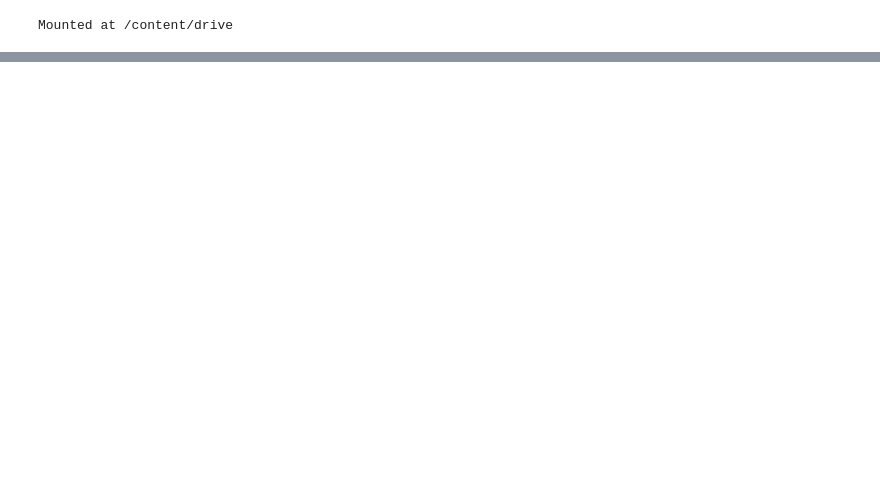
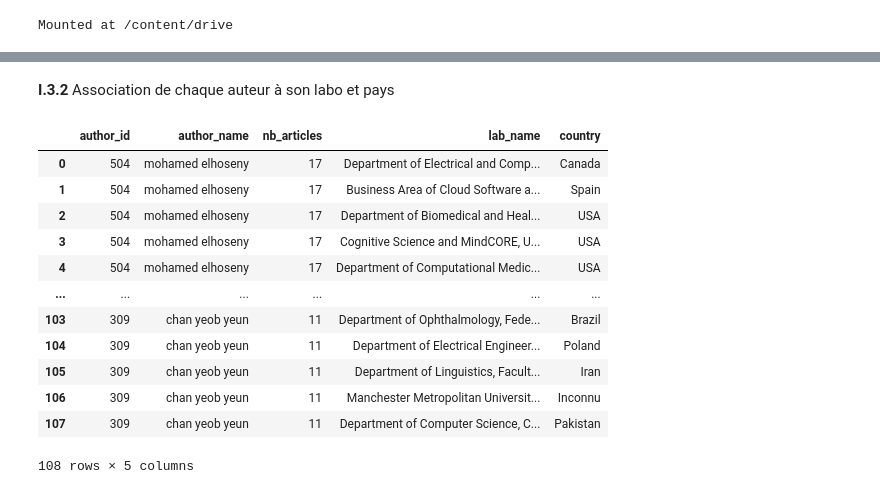
Before and after one commit to capigit/fdd2526, a Jupyter notebook: ProjetFDD.ipynb, the cells around one changed output, grey strips where cells are left out. Saved outputs shown, nothing was run; the diff lists cells and outputs as text; code cells hidden in the pictures; blank space fills up the shorter version.

```diff
--- a/ProjetFDD.ipynb
+++ b/ProjetFDD.ipynb
@@ -208,0 +332,19 @@ Répartition des articles (ou auteurs) par pays :
+# %%
+import sqlite3
+import pandas as pd
+
+# 🔹 Connexion à la base fusionnée
+db_path = "/content/drive/MyDrive/Projets/FDD/bd/fusion_ieee.db"
+conn = sqlite3.connect(db_path)
+
+# 🔹 Récupérer le nombre d'articles par auteur
+query = """
+SELECT a.id AS author_id, a.name AS author_name, COUNT(aa.article_id) AS nb_articles
+FROM authors a
+JOIN article_authors aa ON a.id = aa.author_id
+GROUP BY a.id, a.name
+ORDER BY nb_articles DESC
+LIMIT 10
+"""
+top_authors = pd.read_sql(query, conn)
+top_authors
@@ -208,0 +363,28 @@ Répartition des articles (ou auteurs) par pays :
+# %% [markdown]
+**I.3.2** Association de chaque auteur à son labo et pays
+# %%
+# 🔹 Joindre author_labs et labs pour récupérer le pays
+query = """
+SELECT ta.author_id, ta.author_name, ta.nb_articles,
+       l.lab_name, l.country
+FROM ({subq}) ta
+LEFT JOIN author_labs al ON ta.author_id = al.author_id
+LEFT JOIN labs l ON al.lab_id = l.id
+""".format(subq=query)
+
+top_authors_lab_country = pd.read_sql(query, conn)
+top_authors_lab_country
+# %% [output]
+|  | author_id | author_name | nb_articles | lab_name | country |
+| 0 | 504 | mohamed elhoseny | 17 | Department of Electrical and Comp... | Canada |
+| 1 | 504 | mohamed elhoseny | 17 | Business Area of Cloud Software a... | Spain |
+| 2 | 504 | mohamed elhoseny | 17 | Department of Biomedical and Heal... | USA |
+| 3 | 504 | mohamed elhoseny | 17 | Cognitive Science and MindCORE, U... | USA |
+| 4 | 504 | mohamed elhoseny | 17 | Department of Computational Medic... | USA |
+| ... | ... | ... | ... | ... | ... |
+| 103 | 309 | chan yeob yeun | 11 | Department of Ophthalmology, Fede... | Brazil |
+| 104 | 309 | chan yeob yeun | 11 | Department of Electrical Engineer... | Poland |
+| 105 | 309 | chan yeob yeun | 11 | Department of Linguistics, Facult... | Iran |
+| 106 | 309 | chan yeob yeun | 11 | Manchester Metropolitan Universit... | Inconnu |
+| 107 | 309 | chan yeob yeun | 11 | Department of Computer Science, C... | Pakistan |
+108 rows × 5 columns
```
Also changed, not shown: parts of 78 cells of this notebook, 22 other files.
